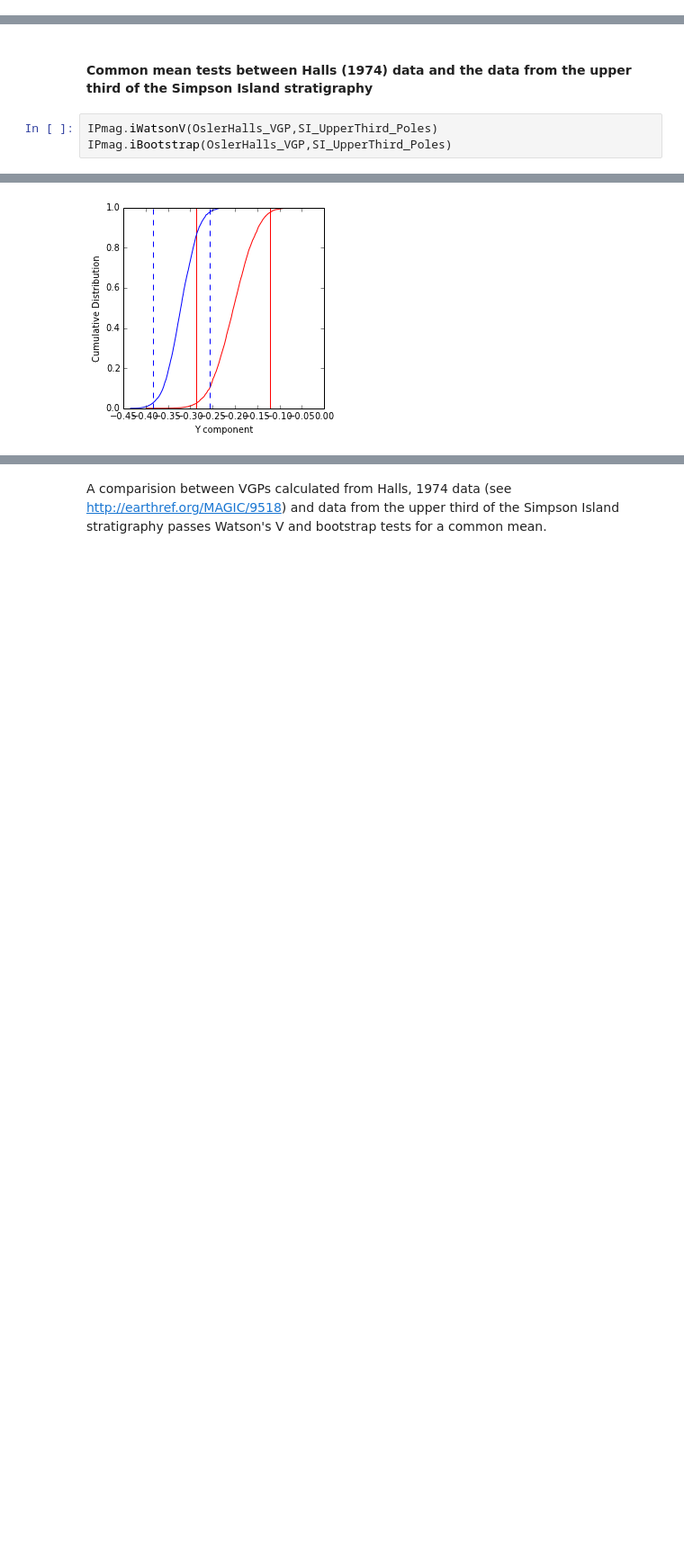
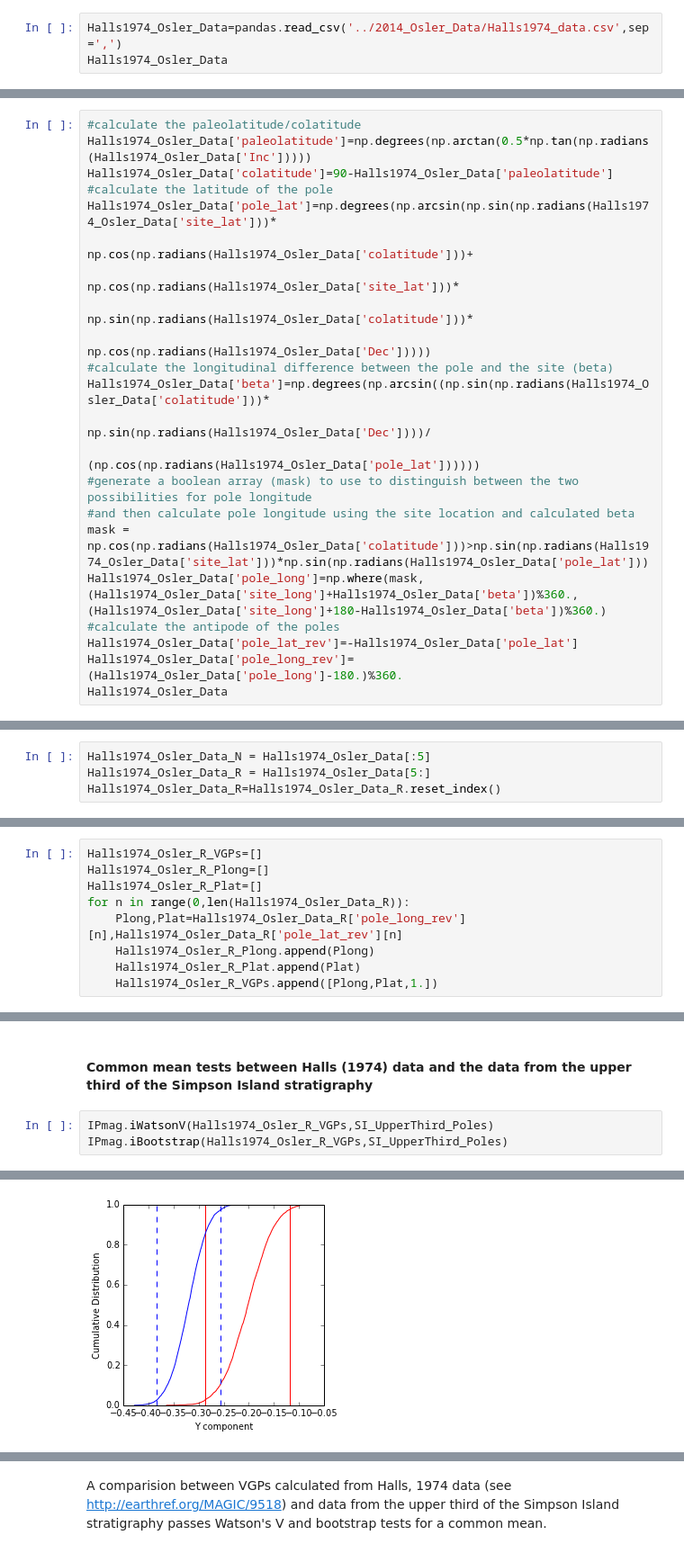
Before and after one commit to Swanson-Hysell/2014_Swanson-Hysell-et-al_Osler, a Jupyter notebook: 2014_Osler_Code/2014_Osler_Data_Analysis.ipynb, the cells around one changed output, grey strips where cells are left out. Shown at 90% size. Saved outputs shown, nothing was run; the diff lists cells and outputs as text; blank space fills up the shorter version.

Commit message:
Provide a more detailed table of Halls 1974 results and update ipynb to deal with that data in a more thoroughly documented fashion

```diff
--- a/2014_Osler_Code/2014_Osler_Data_Analysis.ipynb
+++ b/2014_Osler_Code/2014_Osler_Data_Analysis.ipynb
@@ -580,0 +571,3 @@ for VGP in range(0,len(Halls1974_VGP_lat)):
+# %%
+Halls1974_Osler_Data=pandas.read_csv('../2014_Osler_Data/Halls1974_data.csv',sep=',')
+Halls1974_Osler_Data
@@ -580,0 +595,22 @@ for VGP in range(0,len(Halls1974_VGP_lat)):
+# %%
+#calculate the paleolatitude/colatitude
+Halls1974_Osler_Data['paleolatitude']=np.degrees(np.arctan(0.5*np.tan(np.radians(Halls1974_Osler_Data['Inc']))))
+Halls1974_Osler_Data['colatitude']=90-Halls1974_Osler_Data['paleolatitude']
+#calculate the latitude of the pole
+Halls1974_Osler_Data['pole_lat']=np.degrees(np.arcsin(np.sin(np.radians(Halls1974_Osler_Data['site_lat']))*
+                                                         np.cos(np.radians(Halls1974_Osler_Data['colatitude']))+
+                                                         np.cos(np.radians(Halls1974_Osler_Data['site_lat']))*
+                                                         np.sin(np.radians(Halls1974_Osler_Data['colatitude']))*
+                                                         np.cos(np.radians(Halls1974_Osler_Data['Dec']))))
+#calculate the longitudinal difference between the pole and the site (beta)
+Halls1974_Osler_Data['beta']=np.degrees(np.arcsin((np.sin(np.radians(Halls1974_Osler_Data['colatitude']))*
+                                      np.sin(np.radians(Halls1974_Osler_Data['Dec'])))/
+                                     (np.cos(np.radians(Halls1974_Osler_Data['pole_lat'])))))
+#generate a boolean array (mask) to use to distinguish between the two possibilities for pole longitude
+#and then calculate pole longitude using the site location and calculated beta
+mask = np.cos(np.radians(Halls1974_Osler_Data['colatitude']))>np.sin(np.radians(Halls1974_Osler_Data['site_lat']))*np.sin(np.radians(Halls1974_Osler_Data['pole_lat']))
+Halls1974_Osler_Data['pole_long']=np.where(mask,(Halls1974_Osler_Data['site_long']+Halls1974_Osler_Data['beta'])%360.,(Halls1974_Osler_Data['site_long']+180-Halls1974_Osler_Data['beta'])%360.)
+#calculate the antipode of the poles
+Halls1974_Osler_Data['pole_lat_rev']=-Halls1974_Osler_Data['pole_lat']
+Halls1974_Osler_Data['pole_long_rev']=(Halls1974_Osler_Data['pole_long']-180.)%360.
+Halls1974_Osler_Data
@@ -580,0 +638,4 @@ for VGP in range(0,len(Halls1974_VGP_lat)):
+# %%
+Halls1974_Osler_Data_N = Halls1974_Osler_Data[:5]
+Halls1974_Osler_Data_R = Halls1974_Osler_Data[5:]
+Halls1974_Osler_Data_R=Halls1974_Osler_Data_R.reset_index()
@@ -581,3 +644,12 @@ for VGP in range(0,len(Halls1974_VGP_lat)):
+# %%
+Halls1974_Osler_R_VGPs=[]
+Halls1974_Osler_R_Plong=[]
+Halls1974_Osler_R_Plat=[]
+for n in range(0,len(Halls1974_Osler_Data_R)):
+    Plong,Plat=Halls1974_Osler_Data_R['pole_long_rev'][n],Halls1974_Osler_Data_R['pole_lat_rev'][n]
+    Halls1974_Osler_R_Plong.append(Plong)
+    Halls1974_Osler_R_Plat.append(Plat)
+    Halls1974_Osler_R_VGPs.append([Plong,Plat,1.])
 # %% [markdown]
 #### Common mean tests between Halls (1974) data and the data from the lower third of the Simpson Island stratigraphy
 # %%
@@ -608,8 +680,8 @@ A comparision between VGPs calculated from Halls, 1974 data and data from the lo
 # %% [markdown]
 #### Common mean tests between Halls (1974) data and the data from the upper third of the Simpson Island stratigraphy
 # %%
-IPmag.iWatsonV(OslerHalls_VGP,SI_UpperThird_Poles)
-IPmag.iBootstrap(OslerHalls_VGP,SI_UpperThird_Poles)
+IPmag.iWatsonV(Halls1974_Osler_R_VGPs,SI_UpperThird_Poles)
+IPmag.iBootstrap(Halls1974_Osler_R_VGPs,SI_UpperThird_Poles)
 # %% [output]
 Results of Watson V test:
 
@@ -626,11 +698,11 @@ Critical angle for M&M1990:   7.7
 The McFadden and McElhinny (1990) classification for
 this test is: 'B'
 
 ===============
 
 Here are the results of the bootstrap test for a common mean
 [figure]
-[figure, old version]
+[figure, new version]
 [figure]
 # %% [markdown]
 A comparision between VGPs calculated from Halls, 1974 data (see [http://earthref.org/MAGIC/9518](http://earthref.org/MAGIC/9518)) and data from the upper third of the Simpson Island stratigraphy passes Watson's V and bootstrap tests for a common mean.
```
Also changed, not shown: parts of 14 cells of this notebook, 2 other files.
